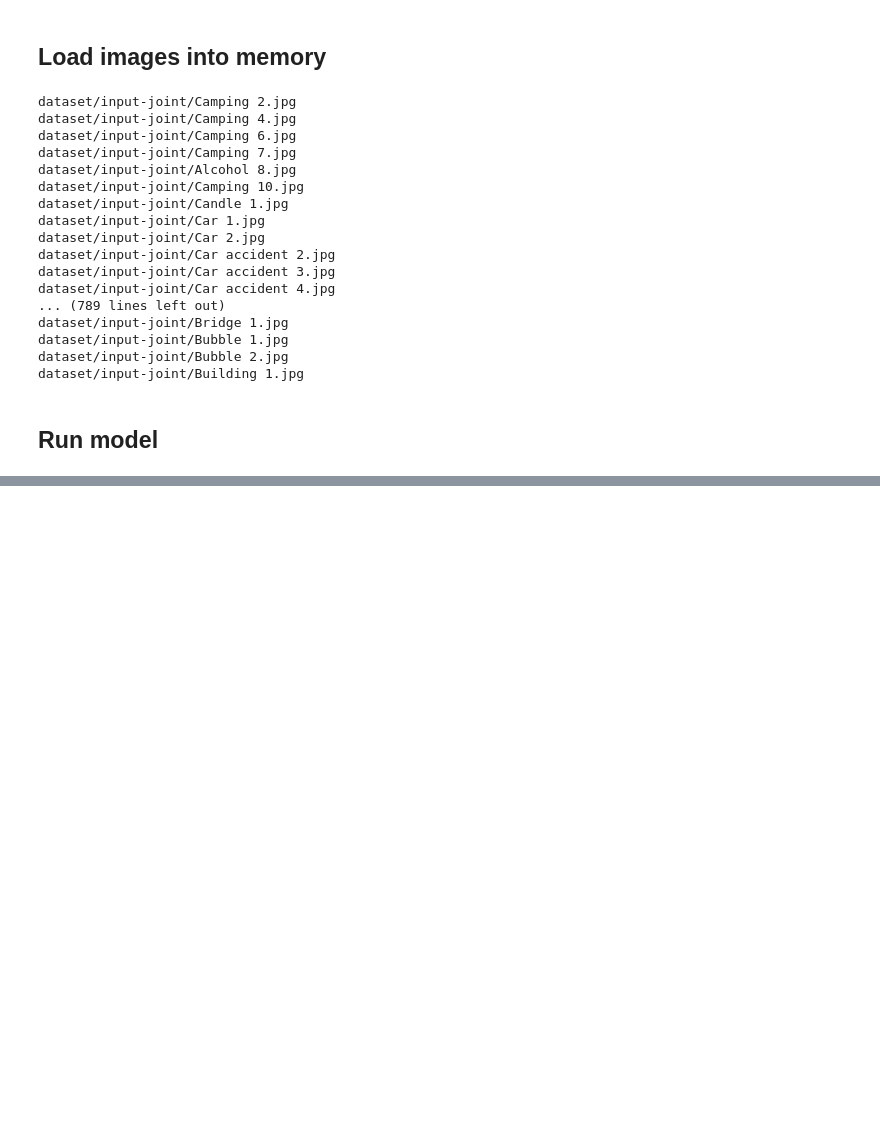
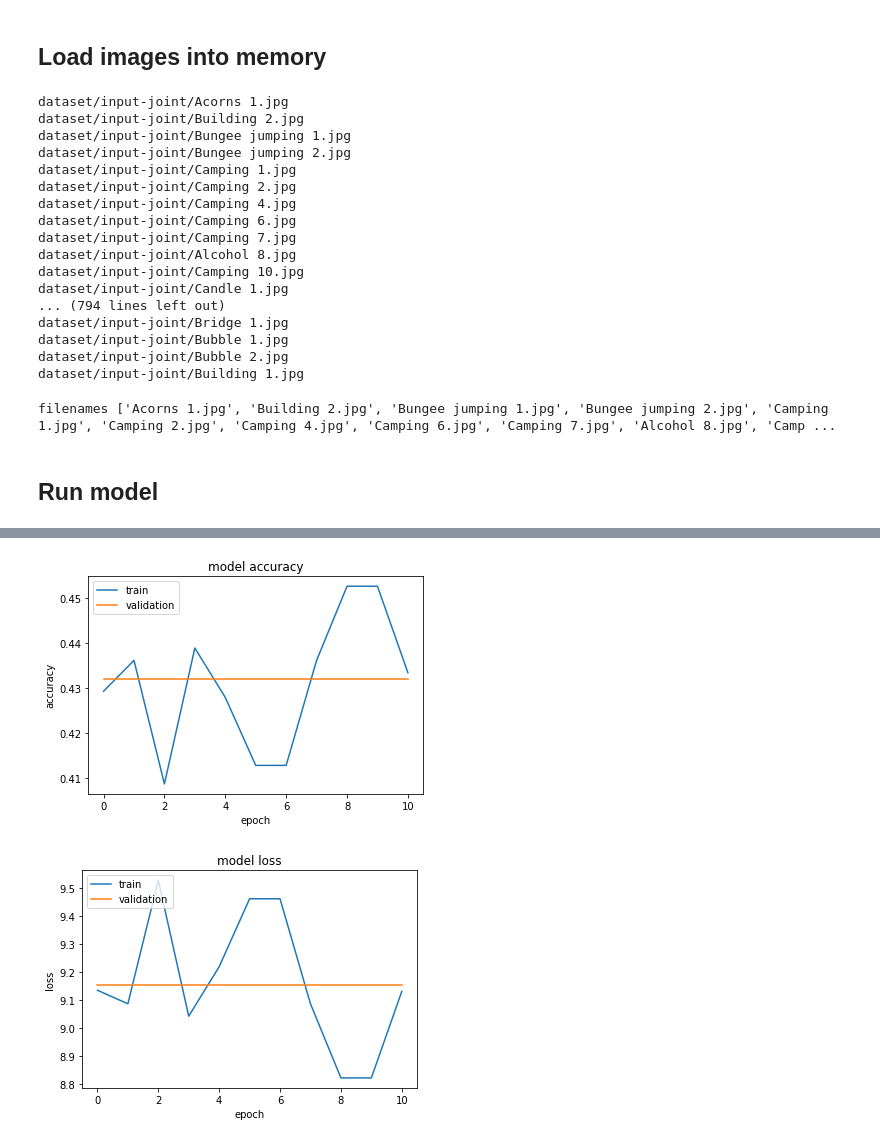
Before and after one commit to elkhand/human-emotions-classifier, a Jupyter notebook: Image and Caption Joint Learning June 21 2018.ipynb, the cells around one changed output, grey strips where cells are left out. Saved outputs shown, nothing was run; the diff lists cells and outputs as text; code cells hidden in the pictures; blank space fills up the shorter version.

```diff
--- a/Image and Caption Joint Learning June 21 2018.ipynb
+++ b/Image and Caption Joint Learning June 21 2018.ipynb
@@ -382,7 +385,8 @@ def build_model(max_seq_len, num_of_classes, config):
     # Image input branch - a pre-trained Inception module followed by an added fully connected layer
     #base_model = InceptionV3(weights='imagenet', include_top=False)
     #base_model = ResNet152(include_top=False, weights='imagenet')
-    base_model = InceptionResNetV2(weights='imagenet', include_top=False)
+#     base_model = InceptionResNetV2(weights='imagenet', include_top=False)
+    base_model = VGG16(include_top=False, weights='imagenet')
     # Freeze Inception's weights - we don't want to train these
     for layer in base_model.layers:
         layer.trainable = False
@@ -505,8 +509,7 @@ cnt = 0
 for img_name in inputData['image_name']:
     fpath = input_images_src + img_name
     cnt += 1
-    if cnt >5:
-        print(fpath)
+    print(fpath)
     img = load_img(fpath, target_size=(224,224))
     x = img_to_array(img)  # this is a Numpy array with shape (3, 150, 150)
     #x = np.expand_dims(x, axis=0)
@@ -515,6 +518,11 @@ for img_name in inputData['image_name']:
 
 #print(X_train[:2])
 # %% [output]
+dataset/input-joint/Acorns 1.jpg
+dataset/input-joint/Building 2.jpg
+dataset/input-joint/Bungee jumping 1.jpg
+dataset/input-joint/Bungee jumping 2.jpg
+dataset/input-joint/Camping 1.jpg
 dataset/input-joint/Camping 2.jpg
 dataset/input-joint/Camping 4.jpg
 dataset/input-joint/Camping 6.jpg
@@ -522,12 +530,7 @@ dataset/input-joint/Camping 7.jpg
 dataset/input-joint/Alcohol 8.jpg
 dataset/input-joint/Camping 10.jpg
 dataset/input-joint/Candle 1.jpg
-dataset/input-joint/Car 1.jpg
-dataset/input-joint/Car 2.jpg
-dataset/input-joint/Car accident 2.jpg
-dataset/input-joint/Car accident 3.jpg
-dataset/input-joint/Car accident 4.jpg
-... (789 lines left out)
+... (794 lines left out)
 dataset/input-joint/Bridge 1.jpg
 dataset/input-joint/Bubble 1.jpg
 dataset/input-joint/Bubble 2.jpg
@@ -535,11 +538,14 @@ dataset/input-joint/Building 1.jpg
 # %%
 X = inputData["caption"]
 y = inputData["label"]
+
 max_seq_len = int(inputData['caption'].map(lambda x: caput.get_non_stop_word_count(x.split())).max())
 
 
 dfTrain = pd.concat([X, y], axis=1)
 dfTrain.columns = ['caption', 'label']
+
+dfTrain = inputData
 
 class_to_index = {}
 index_to_class = {}
@@ -569,7 +575,7 @@ X_train_text, y_train_index, num_of_classes, class_to_index, index_to_class, fil
                             index_to_class,
                             get_config())
 y_train = caput.convert_index_to_one_hot(y_train_index, num_of_classes)
-
+print("filenames",filenames)
 # y_ints = [y.argmax() for y in y_train]
 # class_weights = class_weight.compute_class_weight('balanced',
 #                                                  np.unique(y_ints),
@@ -578,6 +584,8 @@ y_train = caput.convert_index_to_one_hot(y_train_index, num_of_classes)
 # print("class_to_index", class_to_index)
 # print(X_train_text[:2])
 # print(type(X_train_text))
+# %% [output]
+filenames ['Acorns 1.jpg', 'Building 2.jpg', 'Bungee jumping 1.jpg', 'Bungee jumping 2.jpg', 'Camping 1.jpg', 'Camping 2.jpg', 'Camping 4.jpg', 'Camping 6.jpg', 'Camping 7.jpg', 'Alcohol 8.jpg', 'Camp ...
 # %% [markdown]
 ## Run model
 # %%
@@ -595,10 +603,10 @@ reduce_lr = ReduceLROnPlateau(monitor='val_loss',
                                   cooldown=1,
                                   min_lr=1e-7,
                                   verbose=verbose)
-
+tfBoard = TensorBoard(log_dir='logs',histogram_freq=1) # ,embeddings_freq=1
 
 early_stopping = EarlyStopping(monitor='val_loss', patience=patience)
-callbacks_list = [early_stopping, reduce_lr]
+callbacks_list = [early_stopping, reduce_lr, tfBoard]
 
 printCnt = 10
 # print("Before shuffle")
@@ -616,7 +624,7 @@ history = full_model.fit([X_train, X_train_text], y_train,
                                    epochs=15,
                                    #shuffle=True,
                                    validation_split=0.1,
-                                   #callbacks=callbacks_list,
+                                   callbacks=callbacks_list,
                                    #class_weight=class_weights,
                                    verbose=1)
 
@@ -656,0 +665,2 @@ Epoch 14/100
+[figure, added]
+[figure, added]
```
Also changed, not shown: parts of 4 cells of this notebook, 1 other file.
